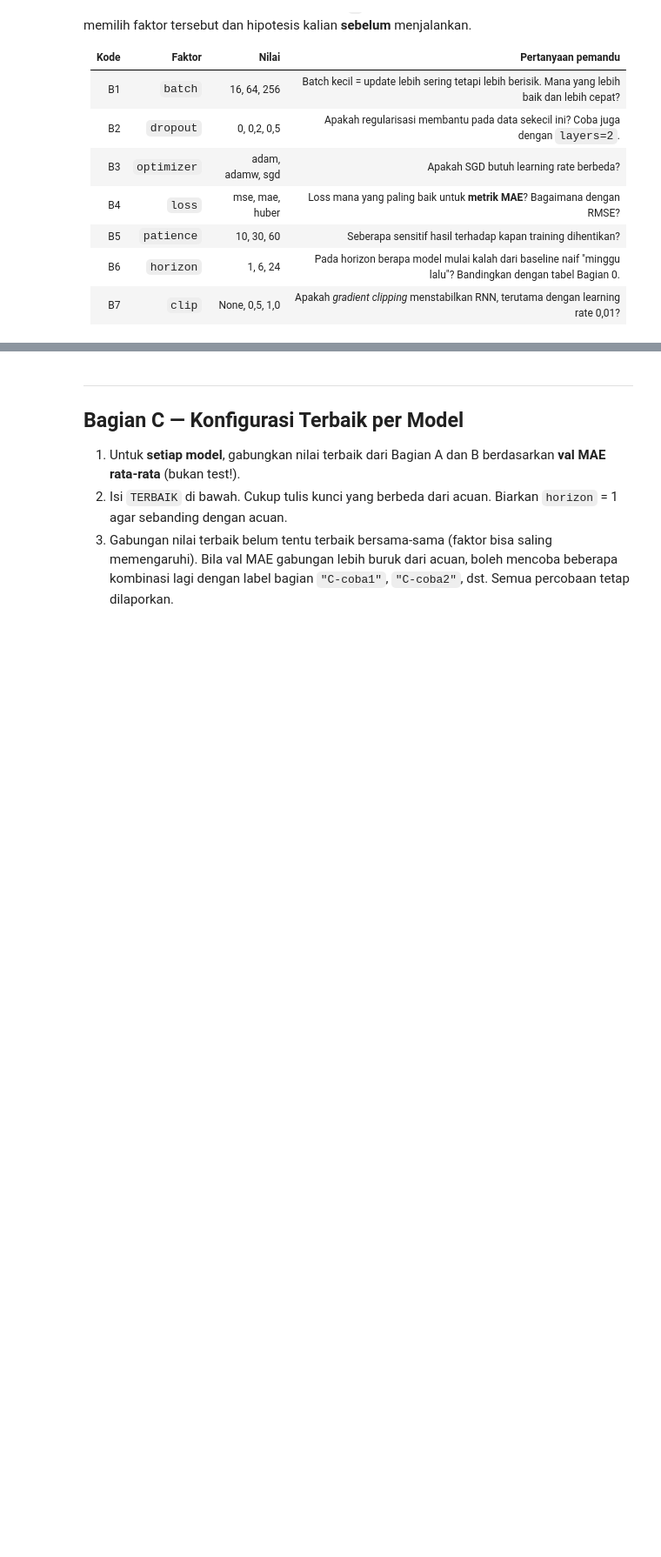
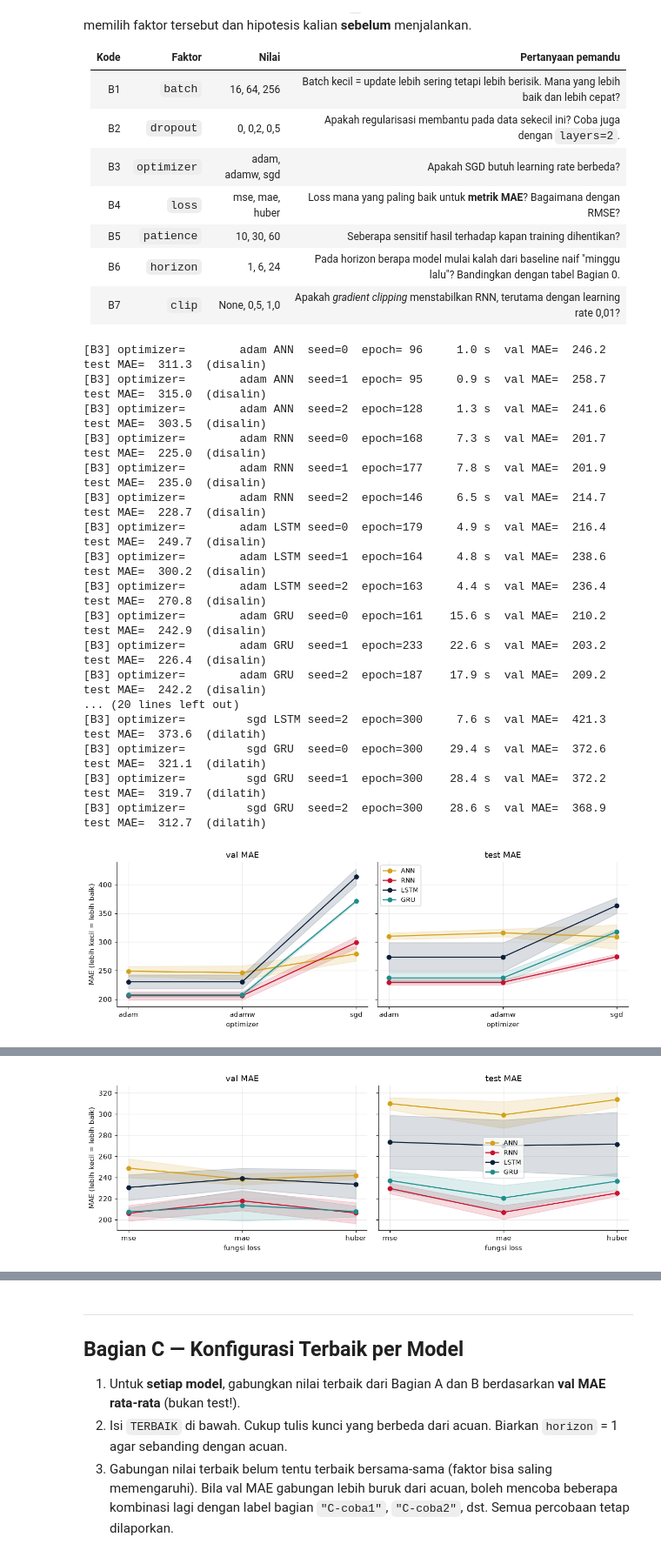
Before and after one commit to Andry132/dlw-tugas-ra-124400065, a Jupyter notebook: tugas_ablasi.ipynb, the cells around one changed output, grey strips where cells are left out. Shown at 87% size. Drawn from its saved outputs; the diff is of its cells as text; code cells hidden in the pictures; blank space fills up the shorter version.

```diff
--- a/tugas_ablasi.ipynb
+++ b/tugas_ablasi.ipynb
@@ -460,8 +594,27 @@ Pilih **minimal dua** faktor berikut. Hapus tanda `#` pada sel yang dipilih. Tul
 # %%
 # b1 = jalankan("B1", "batch", [16, 64, 256]);              plot_faktor(b1, "batch size", simpan="B1_batch.png");     display(ringkas(b1))
 # b2 = jalankan("B2", "dropout", [0.0, 0.2, 0.5]);           plot_faktor(b2, "dropout", simpan="B2_dropout.png");      display(ringkas(b2))
-# b3 = jalankan("B3", "optimizer", ["adam", "adamw", "sgd"]); plot_faktor(b3, "optimizer", simpan="B3_optimizer.png"); display(ringkas(b3))
-# b4 = jalankan("B4", "loss", ["mse", "mae", "huber"]);       plot_faktor(b4, "fungsi loss", simpan="B4_loss.png");    display(ringkas(b4))
-# b5 = jalankan("B5", "patience", [10, 30, 60]);              plot_faktor(b5, "patience", simpan="B5_patience.png");   display(ringkas(b5))
+b3 = jalankan("B3", "optimizer", ["adam", "adamw", "sgd"]); plot_faktor(b3, "optimizer", simpan="B3_optimizer.png"); display(ringkas(b3))
+b4 = jalankan("B4", "loss", ["mse", "mae", "huber"]);       plot_faktor(b4, "fungsi loss", simpan="B4_loss.png");    display(ringkas(b4))
+b5 = jalankan("B5", "patience", [10, 30, 60]);              plot_faktor(b5, "patience", simpan="B5_patience.png");   display(ringkas(b5))
 # b6 = jalankan("B6", "horizon", [1, 6, 24]);                 plot_faktor(b6, "horizon (jam)", simpan="B6_horizon.png"); display(ringkas(b6))
 # b7 = jalankan("B7", "clip", [None, 0.5, 1.0], lr=1e-2);     plot_faktor(b7, "clip (lr = 0,01)", simpan="B7_clip.png"); display(ringkas(b7))
+# %% [output]
+[B3] optimizer=        adam ANN  seed=0  epoch= 96     1.0 s  val MAE=  246.2  test MAE=  311.3  (disalin)
+[B3] optimizer=        adam ANN  seed=1  epoch= 95     0.9 s  val MAE=  258.7  test MAE=  315.0  (disalin)
+[B3] optimizer=        adam ANN  seed=2  epoch=128     1.3 s  val MAE=  241.6  test MAE=  303.5  (disalin)
+[B3] optimizer=        adam RNN  seed=0  epoch=168     7.3 s  val MAE=  201.7  test MAE=  225.0  (disalin)
+[B3] optimizer=        adam RNN  seed=1  epoch=177     7.8 s  val MAE=  201.9  test MAE=  235.0  (disalin)
+[B3] optimizer=        adam RNN  seed=2  epoch=146     6.5 s  val MAE=  214.7  test MAE=  228.7  (disalin)
+[B3] optimizer=        adam LSTM seed=0  epoch=179     4.9 s  val MAE=  216.4  test MAE=  249.7  (disalin)
+[B3] optimizer=        adam LSTM seed=1  epoch=164     4.8 s  val MAE=  238.6  test MAE=  300.2  (disalin)
+[B3] optimizer=        adam LSTM seed=2  epoch=163     4.4 s  val MAE=  236.4  test MAE=  270.8  (disalin)
+[B3] optimizer=        adam GRU  seed=0  epoch=161    15.6 s  val MAE=  210.2  test MAE=  242.9  (disalin)
+[B3] optimizer=        adam GRU  seed=1  epoch=233    22.6 s  val MAE=  203.2  test MAE=  226.4  (disalin)
+[B3] optimizer=        adam GRU  seed=2  epoch=187    17.9 s  val MAE=  209.2  test MAE=  242.2  (disalin)
+... (20 lines left out)
+[B3] optimizer=         sgd LSTM seed=2  epoch=300     7.6 s  val MAE=  421.3  test MAE=  373.6  (dilatih)
+[B3] optimizer=         sgd GRU  seed=0  epoch=300    29.4 s  val MAE=  372.6  test MAE=  321.1  (dilatih)
+[B3] optimizer=         sgd GRU  seed=1  epoch=300    28.4 s  val MAE=  372.2  test MAE=  319.7  (dilatih)
+[B3] optimizer=         sgd GRU  seed=2  epoch=300    28.6 s  val MAE=  368.9  test MAE=  312.7  (dilatih)
+[figure, added]
@@ -467,0 +652 @@ Pilih **minimal dua** faktor berikut. Hapus tanda `#` pada sel yang dipilih. Tul
+[figure, added]
```
Also changed, not shown: parts of 12 cells of this notebook, 15 other files.
